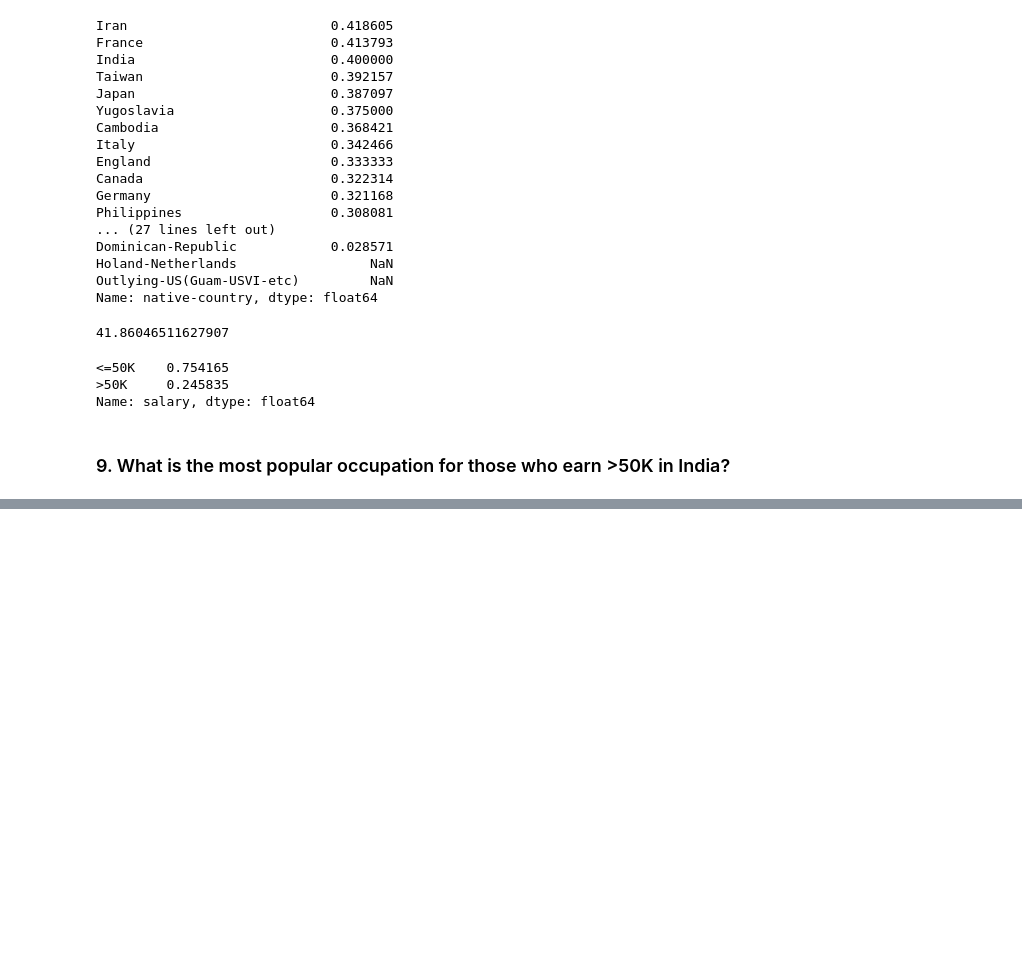
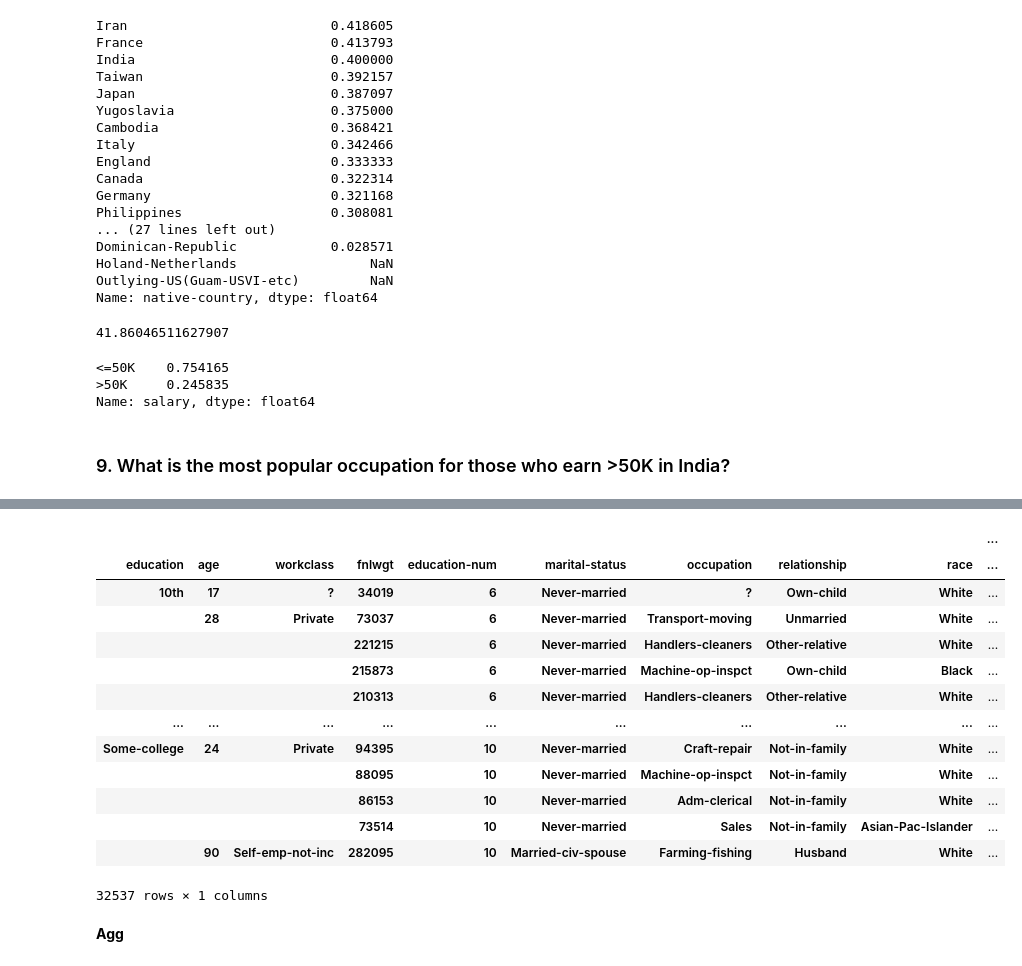
Before and after one commit to GammaIntelligenceTraining/DataAnalysis1, a Jupyter notebook: 08_Pandas/pandas_dataset.ipynb, the cells around one changed output, grey strips where cells are left out. Drawn from its saved outputs; the diff is of its cells as text; code cells hidden in the pictures; blank space fills up the shorter version.

```diff
--- a/08_Pandas/pandas_dataset.ipynb
+++ b/08_Pandas/pandas_dataset.ipynb
@@ -300,0 +469,19 @@ Name: salary, dtype: float64
+# %%
+groups.value_counts().to_frame()
+# %% [output]
+|  |  |  |  |  |  |  |  |  | ... |
+| education | age | workclass | fnlwgt | education-num | marital-status | occupation | relationship | race | ... |
+| 10th | 17 | ? | 34019 | 6 | Never-married | ? | Own-child | White | ... |
+|  | 28 | Private | 73037 | 6 | Never-married | Transport-moving | Unmarried | White | ... |
+|  |  |  | 221215 | 6 | Never-married | Handlers-cleaners | Other-relative | White | ... |
+|  |  |  | 215873 | 6 | Never-married | Machine-op-inspct | Own-child | Black | ... |
+|  |  |  | 210313 | 6 | Never-married | Handlers-cleaners | Other-relative | White | ... |
+| ... | ... | ... | ... | ... | ... | ... | ... | ... | ... |
+| Some-college | 24 | Private | 94395 | 10 | Never-married | Craft-repair | Not-in-family | White | ... |
+|  |  |  | 88095 | 10 | Never-married | Machine-op-inspct | Not-in-family | White | ... |
+|  |  |  | 86153 | 10 | Never-married | Adm-clerical | Not-in-family | White | ... |
+|  |  |  | 73514 | 10 | Never-married | Sales | Not-in-family | Asian-Pac-Islander | ... |
+|  | 90 | Self-emp-not-inc | 282095 | 10 | Married-civ-spouse | Farming-fishing | Husband | White | ... |
+32537 rows × 1 columns
+# %% [markdown]
+**Agg**
```
Also changed, not shown: parts of 30 cells of this notebook.
